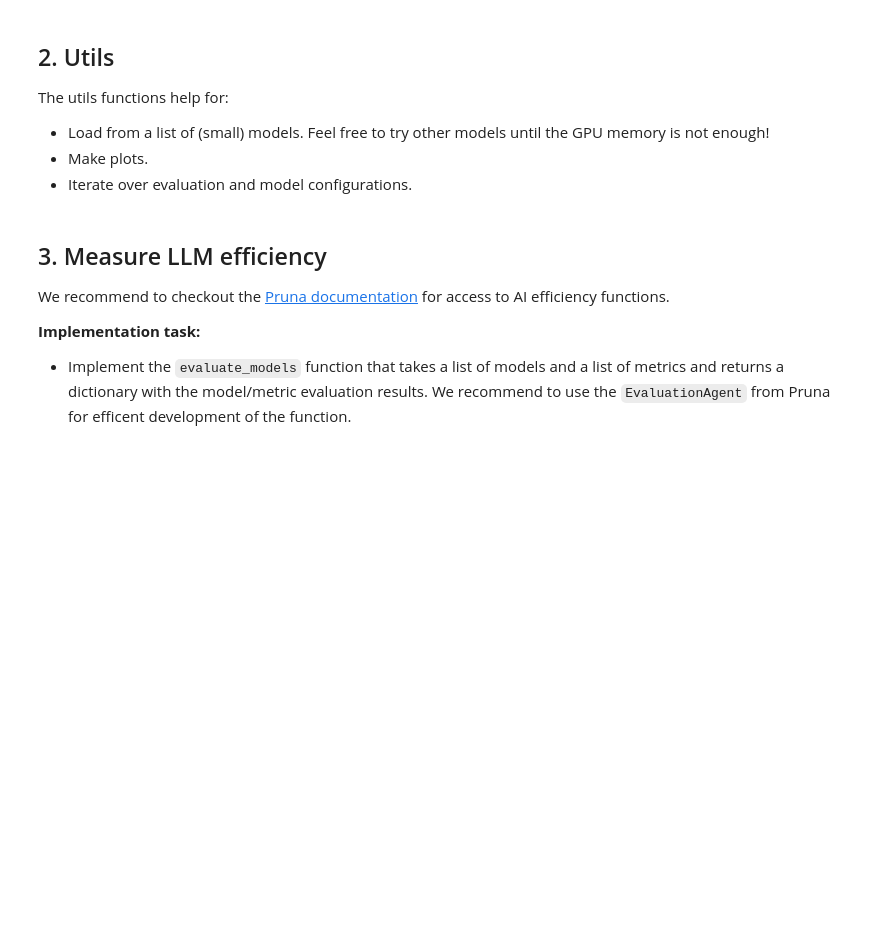
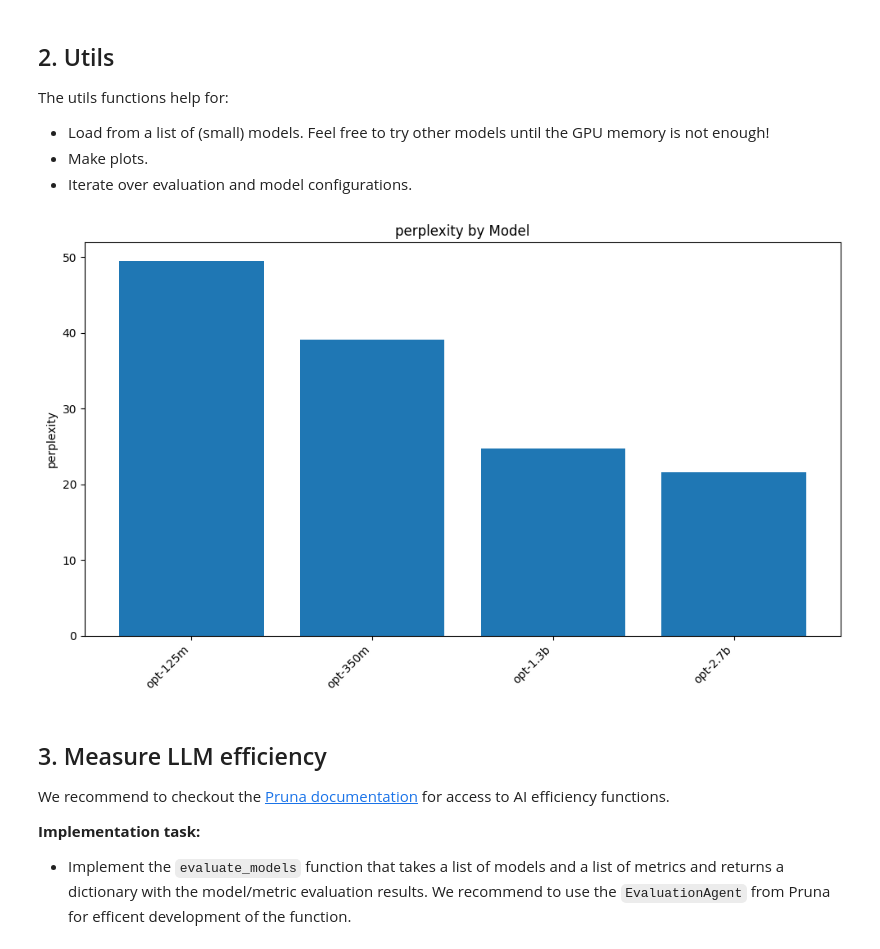
Before and after one commit to PrunaAI/ai-efficiency-courses, a Jupyter notebook: solutions/02-measure_llm_efficiency.ipynb, the cells around one changed output. Drawn from its saved outputs; the diff is of its cells as text; code cells hidden in the pictures; blank space fills up the shorter version.

```diff
--- a/solutions/02-measure_llm_efficiency.ipynb
+++ b/solutions/02-measure_llm_efficiency.ipynb
@@ -106,3 +77,92 @@ def plot_results(results, metric_name):
+# %%
+
+from typing import Dict, List, Any
+import matplotlib.pyplot as plt
+import json
+import os
+
+class PlotResultsService:
+    """
+    Service class for plotting and saving evaluation results for LLM metrics.
+    """
+
+    @staticmethod
+    def plot_results(results: Dict[str, List[Any]]) -> None:
+        """
+        Create bar plots comparing results across models for each metric found in the results.
+        Stores the results in separate JSON files per metric.
+
+        Args:
+            results (dict): Dictionary with model IDs as keys and a list of MetricResult objects as values.
+        """
+        if not results:
+            raise ValueError("No results provided to plot_results.")
+
+        # Prepare output directory
+        os.makedirs('results', exist_ok=True)
+
+        # Collect all metric names present in the results
+        metric_names = set()
+        for metric_results in results.values():
+            if isinstance(metric_results, list):
+                for metric_result in metric_results:
+                    if hasattr(metric_result, 'name'):
+                        metric_names.add(metric_result.name)
+
+        if not metric_names:
+            raise ValueError("No metric names found in results. Ensure results contain MetricResult objects with a 'name' attribute.")
+
+        # For each metric, collect values for all models and plot
+        for metric_name in metric_names:
+            filtered_results = {}
+            models = []
+            values = []
+
+            for model_id, metric_results in results.items():
+                # Defensive: ensure metric_results is a list and not empty
+                if not isinstance(metric_results, list) or not metric_results:
+                    continue  # skip models with no results
+
+                # Find the MetricResult for the current metric_name
+                metric_value = None
+                for metric_result in metric_results:
+                    if hasattr(metric_result, 'name') and hasattr(metric_result, 'result'):
+                        if metric_result.name == metric_name:
+                            metric_value = metric_result.result
+                            break
+                if metric_value is None:
+                    continue  # skip if this metric is not present for this model
+
+                filtered_results[model_id] = metric_value
+                model_name = model_id.split('/')[-1]
+                models.append(model_name)
+                values.append(metric_value)
+
+            if not filtered_results:
+                continue  # nothing to plot for this metric
+
+            # Save filtered results to JSON
+            results_file = f'results/{metric_name}_results.json'
+            with open(results_file, 'w') as f:
+                json.dump(filtered_results, f, indent=4)
+
+            # Create bar plot
+            plt.figure(figsize=(10, 6))
+            plt.bar(models, values)
+            plt.title(f'{metric_name} by Model')
+            plt.xticks(rotation=45, ha='right')
+            plt.ylabel(metric_name)
+            plt.tight_layout()
+            plt.show()
+
+# For backward compatibility, provide a function interface
+def plot_results(results: Dict[str, List[Any]]) -> None:
+    """
+    Wrapper function to use PlotResultsService for plotting results.
+    """
+    PlotResultsService.plot_results(results)
+# %% [output]
+[figure, added]
 # %% [markdown]
 ## 3. Measure LLM efficiency
 
```
Also changed, not shown: parts of 10 cells of this notebook, 3 other files.
